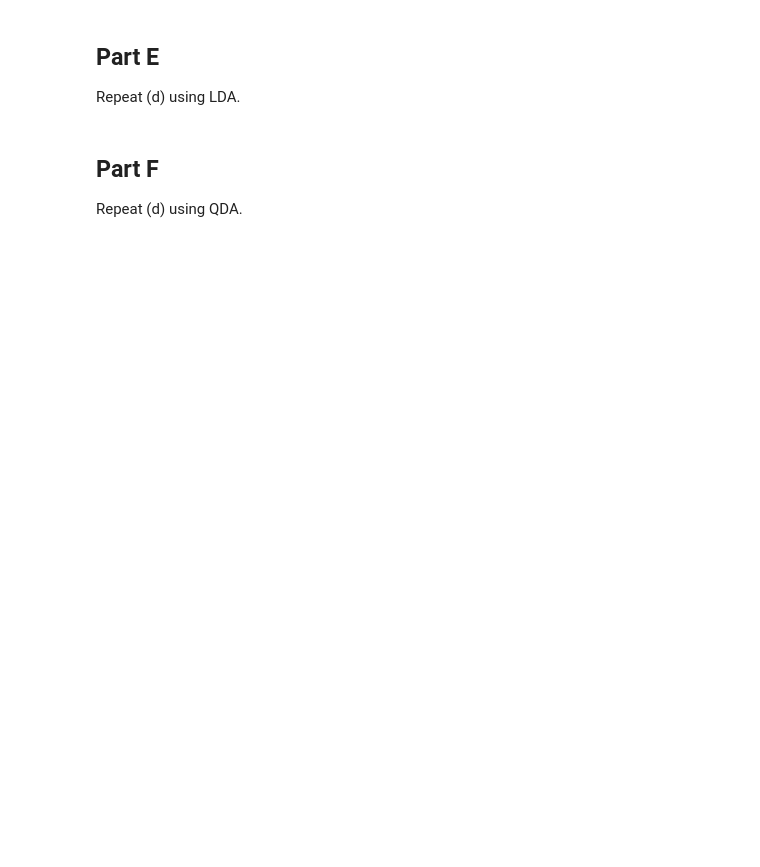
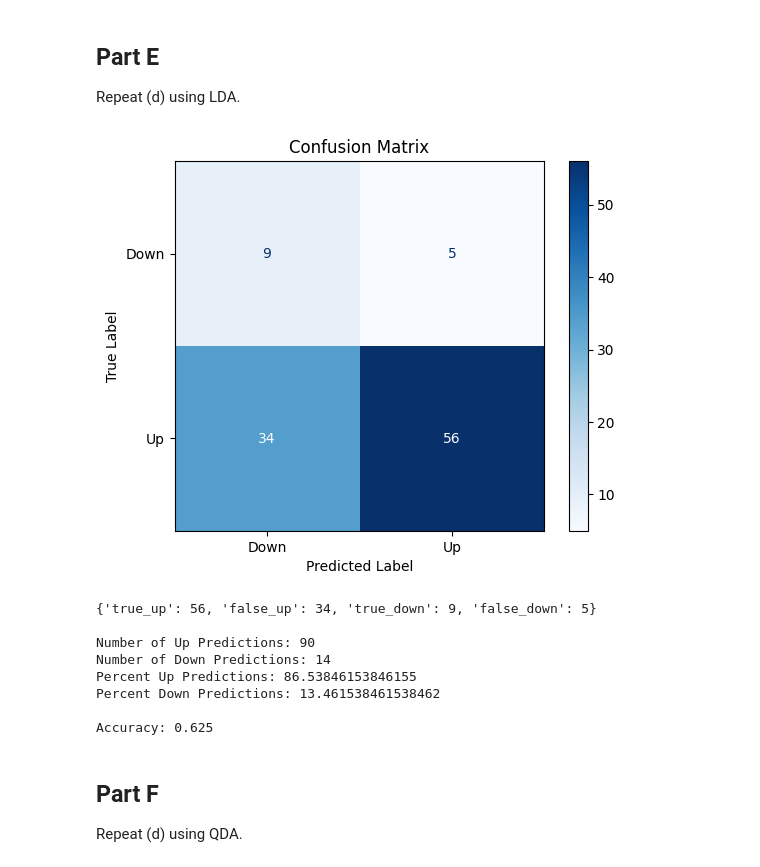
Before and after one commit to rcwaterman/DSE6111, a Jupyter notebook: Module_3/Chapter_4_Exercises/Chapter_4_Exercises.ipynb, the cells around one changed output. Cells and saved outputs as stored; diff of their text form; code cells hidden in the pictures; blank space fills up the shorter version.

```diff
--- a/Module_3/Chapter_4_Exercises/Chapter_4_Exercises.ipynb
+++ b/Module_3/Chapter_4_Exercises/Chapter_4_Exercises.ipynb
@@ -27,6 +412,20 @@ Now fit the logistic regression model using a training data period from 1990 to
 ## Part E
 
 Repeat (d) using LDA.
+# %%
+lda = ModelEvaluator('LDA')
+lda.fit_model(X,y)
+lda.eval_model(novel_X, novel_y, labels)
+# %% [output]
+[figure, added]
+{'true_up': 56, 'false_up': 34, 'true_down': 9, 'false_down': 5}
+
+Number of Up Predictions: 90
+Number of Down Predictions: 14
+Percent Up Predictions: 86.53846153846155
+Percent Down Predictions: 13.461538461538462
+
+Accuracy: 0.625
 # %% [markdown]
 ## Part F
 
```
Also changed, not shown: parts of 64 cells of this notebook.
